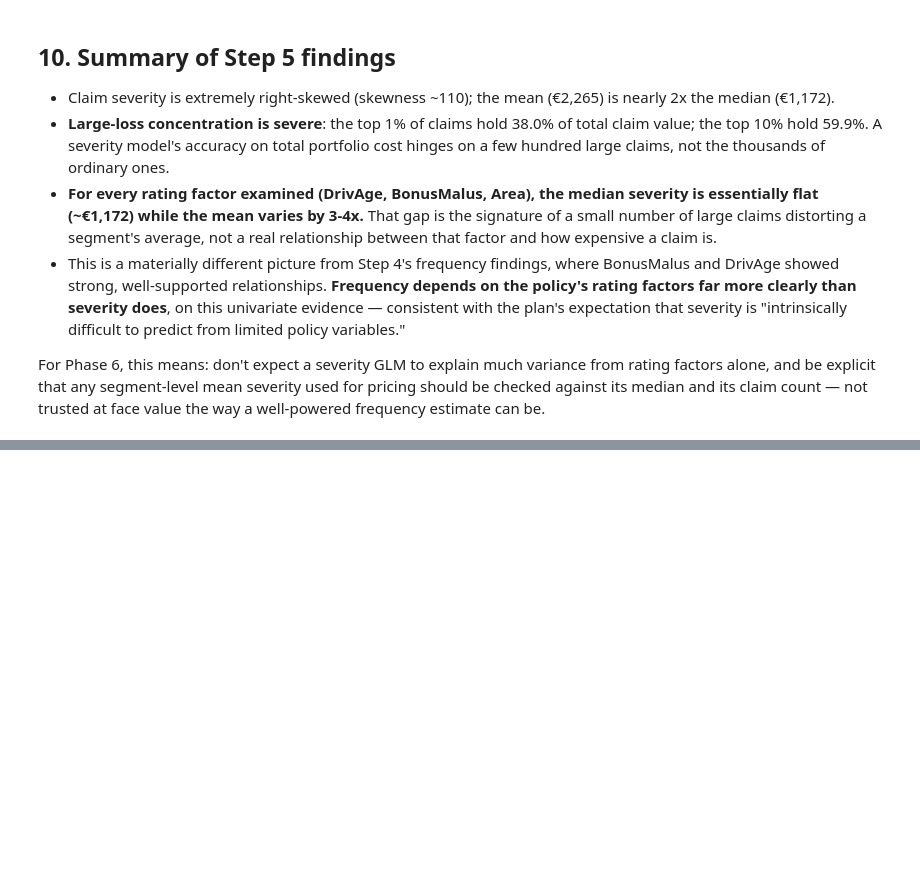
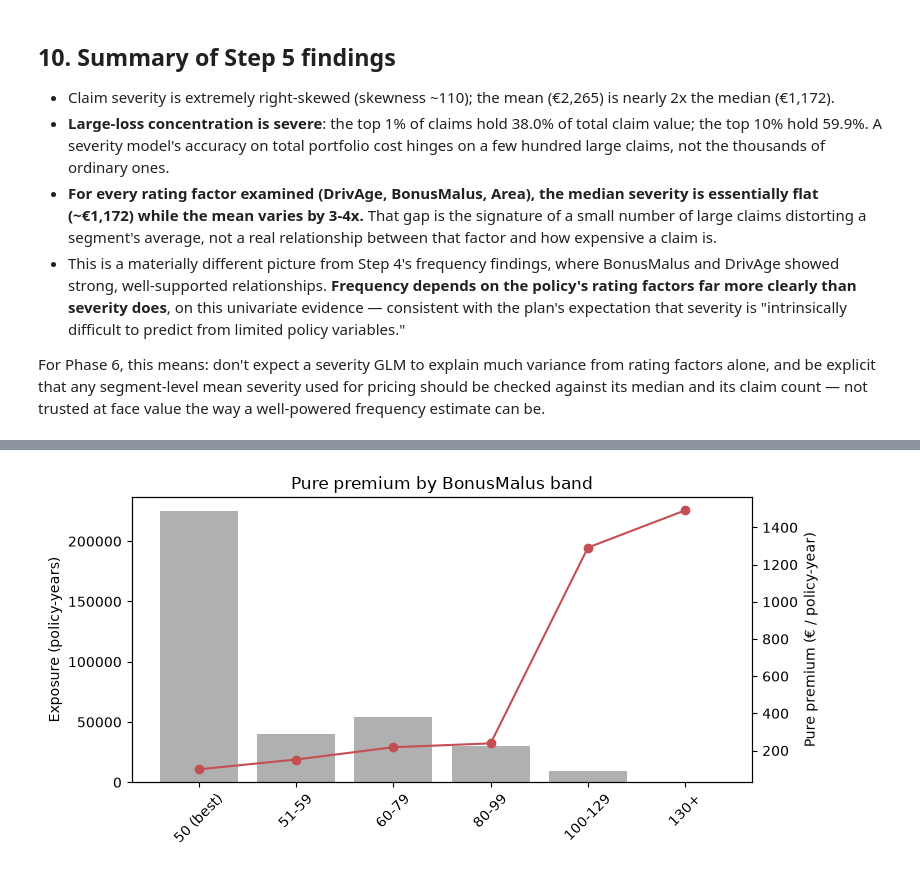
Before and after one commit to vishalyadav1729/auto-insurance-pricing, a Jupyter notebook: notebooks/02_data_cleaning_eda.ipynb, the cells around one changed output, grey strips where cells are left out. Drawn from its saved outputs; the diff is of its cells as text; code cells hidden in the pictures; blank space fills up the shorter version.

```diff
--- a/notebooks/02_data_cleaning_eda.ipynb
+++ b/notebooks/02_data_cleaning_eda.ipynb
@@ -546,0 +551,7 @@ For Phase 6, this means: don't expect a severity GLM to explain much variance fr
+# %%
+from auto_pricing.data import build_policy_claim_table
+from auto_pricing.eda import exposure_weighted_pure_premium, naive_mean_pure_premium
+
+policy_claims = build_policy_claim_table(freq, sev)
+print(policy_claims.shape)
+policy_claims[["IDpol", "ClaimNb", "ClaimNbFromSev", "ClaimAmountSum", "Exposure"]].head()
@@ -546,0 +631,3 @@ For Phase 6, this means: don't expect a severity GLM to explain much variance fr
+# %%
+bonusmalus_pp = exposure_weighted_pure_premium(policy_claims, by="BonusMalusBand")
+bonusmalus_pp
@@ -546,0 +642,11 @@ For Phase 6, this means: don't expect a severity GLM to explain much variance fr
+# %%
+fig, ax = plt.subplots(figsize=(8, 4))
+plot_segment_frequency(
+    bonusmalus_pp, "BonusMalusBand", freq_col="pure_premium", ax=ax,
+    line_ylabel="Pure premium (\u20ac / policy-year)",
+    title="Pure premium by BonusMalus band",
+)
+fig.savefig(FIGURES_DIR / "pure_premium_by_bonusmalus.png", dpi=150)
+plt.show()
+# %% [output]
+[figure, added]
```
Also changed, not shown: parts of 14 cells of this notebook, 5 other files.
